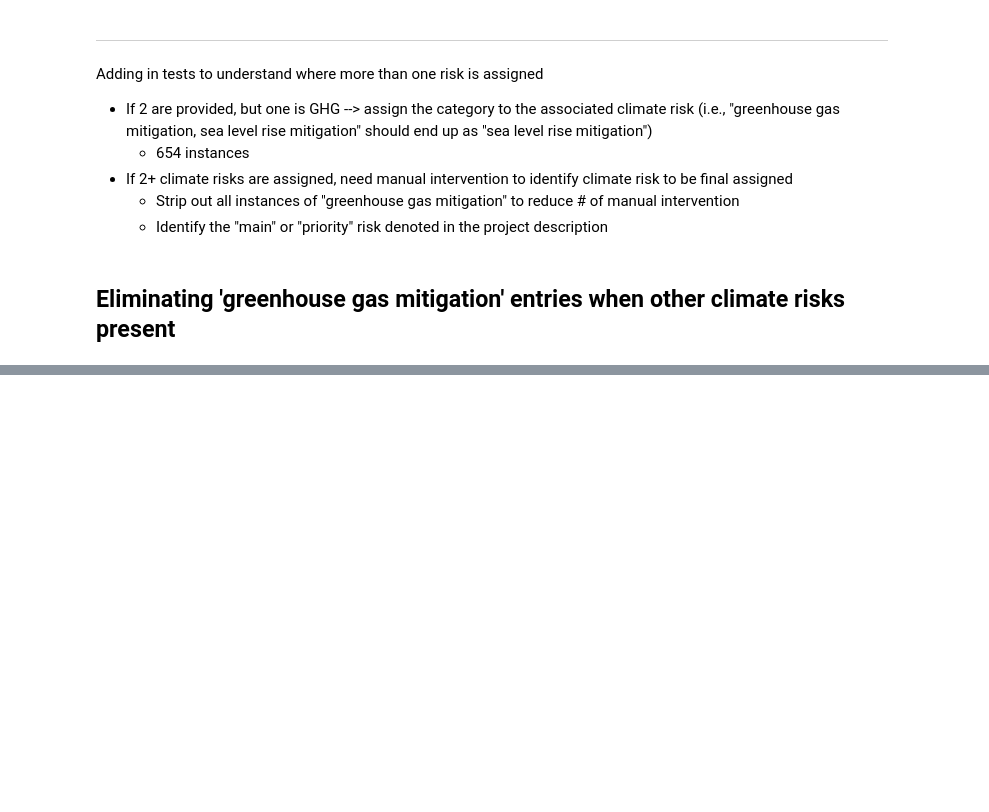
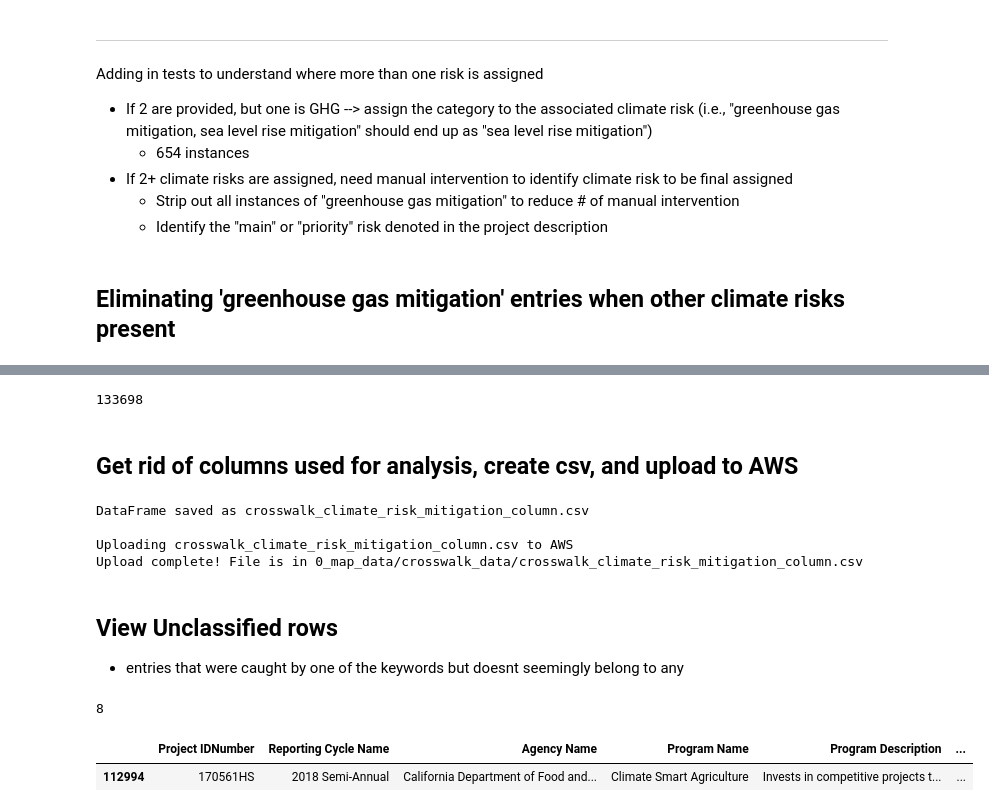
Before and after one commit to Eagle-Rock-Analytics/carb-climate-index, a Jupyter notebook: scripts/cci_crosswalk/crosswalk_phase_two/cci_projects.ipynb, the cells around one changed output, grey strips where cells are left out. Cells and saved outputs as stored; diff of their text form; code cells hidden in the pictures; blank space fills up the shorter version.

```diff
--- a/scripts/cci_crosswalk/crosswalk_phase_two/cci_projects.ipynb
+++ b/scripts/cci_crosswalk/crosswalk_phase_two/cci_projects.ipynb
@@ -250,26 +335,18 @@ display(data_preview)
 # %%
-# Create a copy of the DataFrame to avoid modifying the original data
-test = crosswalk_data_copy.copy()
-
 # Filter rows with three or more commas in 'Climate_Risk_Mitigation' column
-multi_risk = test.loc[(test['Climate_Risk_Mitigation'].str.count(',') >= 1)]
+multi_risk = crosswalk_data_copy.loc[crosswalk_data_copy['Climate_Risk_Mitigation'].str.count(',') >= 1]
 
 # Iterate over the climate risk dictionary to filter rows and update the DataFrame
 for mitigation_type, keywords in climate_risk_dict.items():
     # Create a boolean mask to filter rows containing any of the keywords
-    mask = test['CATEGORY'].str.contains('|'.join(keywords), case=False) | \
-           test['SECTOR'].str.contains('|'.join(keywords), case=False)
+    mask = crosswalk_data_copy['CATEGORY'].str.contains('|'.join(keywords), case=False) | \
+           crosswalk_data_copy['SECTOR'].str.contains('|'.join(keywords), case=False)
 
     # Filter rows based on the mask
     filtered_rows = multi_risk[mask]
 
     # Update the 'Climate_Risk_Mitigation' column for the filtered rows
-    filtered_rows['Climate_Risk_Mitigation'] = mitigation_type
-
-    # Use the index of filtered rows to update the corresponding rows in crosswalk_data_copy
-    test.update(filtered_rows)
-
-
+    crosswalk_data_copy.loc[filtered_rows.index, 'Climate_Risk_Mitigation'] = mitigation_type
 
 # Display the updated DataFrame
-display(test)
+# display(crosswalk_data_copy)
@@ -326,0 +490,45 @@ display(specific_row[['SECTOR']])
+# %%
+len(cleaned_crosswalk_data)
+# %% [output]
+133698
+# %% [markdown]
+## Get rid of columns used for analysis, create csv, and upload to AWS
+# %%
+# Drop the specified columns from cleaned_crosswalk_data to create a new DataFrame
+final_crosswalk_data = cleaned_crosswalk_data.drop(columns=['Detected_Climate_Risk_Mitigation_Keyword', 'Repeat_Project_Description_Count'])
+
+output_csv = 'crosswalk_climate_risk_mitigation_column.csv'
+
+final_crosswalk_data.to_csv(output_csv, index=False)
+print(f"DataFrame saved as {output_csv}")
+print('')
+# Initialize the S3 client
+s3_client = boto3.client('s3')
+
+# Bucket name and file paths
+bucket_name = 'ca-climate-index'
+directory = f'0_map_data/crosswalk_data/{output_csv}'
+# Upload the CSV file to S3
+print(f'Uploading {output_csv} to AWS')
+with open(output_csv, 'rb') as file:
+    s3_client.upload_fileobj(file, bucket_name, directory)
+    print(f'Upload complete! File is in {directory}')
+# %% [output]
+DataFrame saved as crosswalk_climate_risk_mitigation_column.csv
+
+Uploading crosswalk_climate_risk_mitigation_column.csv to AWS
+Upload complete! File is in 0_map_data/crosswalk_data/crosswalk_climate_risk_mitigation_column.csv
+# %% [markdown]
+## View Unclassified rows
+* entries that were caught by one of the keywords but doesnt seemingly belong to any
+# %%
+# Filter rows in multi_risk DataFrame that belong to the 'unclassified' category
+unclassified_rows = cleaned_crosswalk_data[cleaned_crosswalk_data['Climate_Risk_Mitigation'] == 'unclassified']
+
+# Display the rows in the 'unclassified' category
+print(len(unclassified_rows))
+display(unclassified_rows[:1])
+# %% [output]
+8
+|  | Project IDNumber | Reporting Cycle Name | Agency Name | Program Name | Program Description | ... |
+| 112994 | 170561HS | 2018 Semi-Annual | California Department of Food and... | Climate Smart Agriculture | Invests in competitive projects t... | ... |
```
Also changed, not shown: parts of 20 cells of this notebook.
